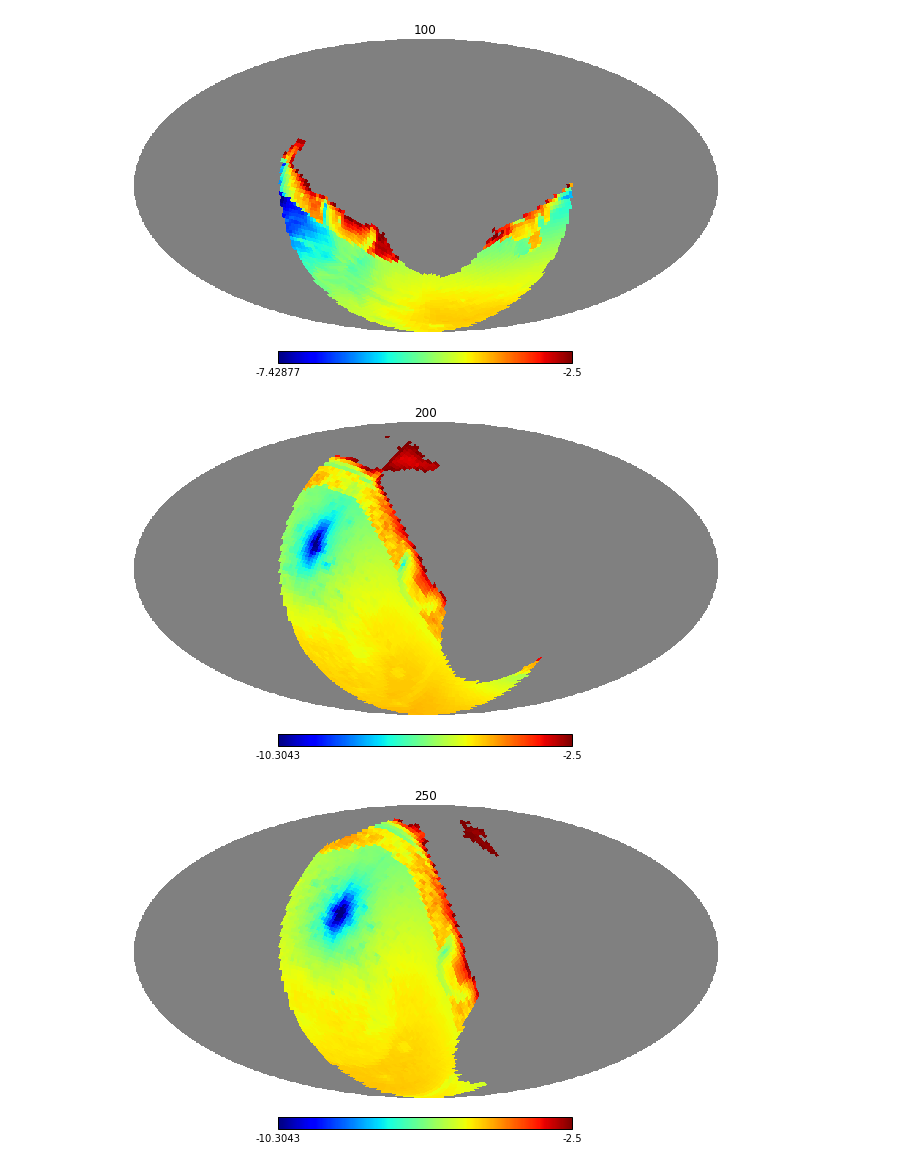
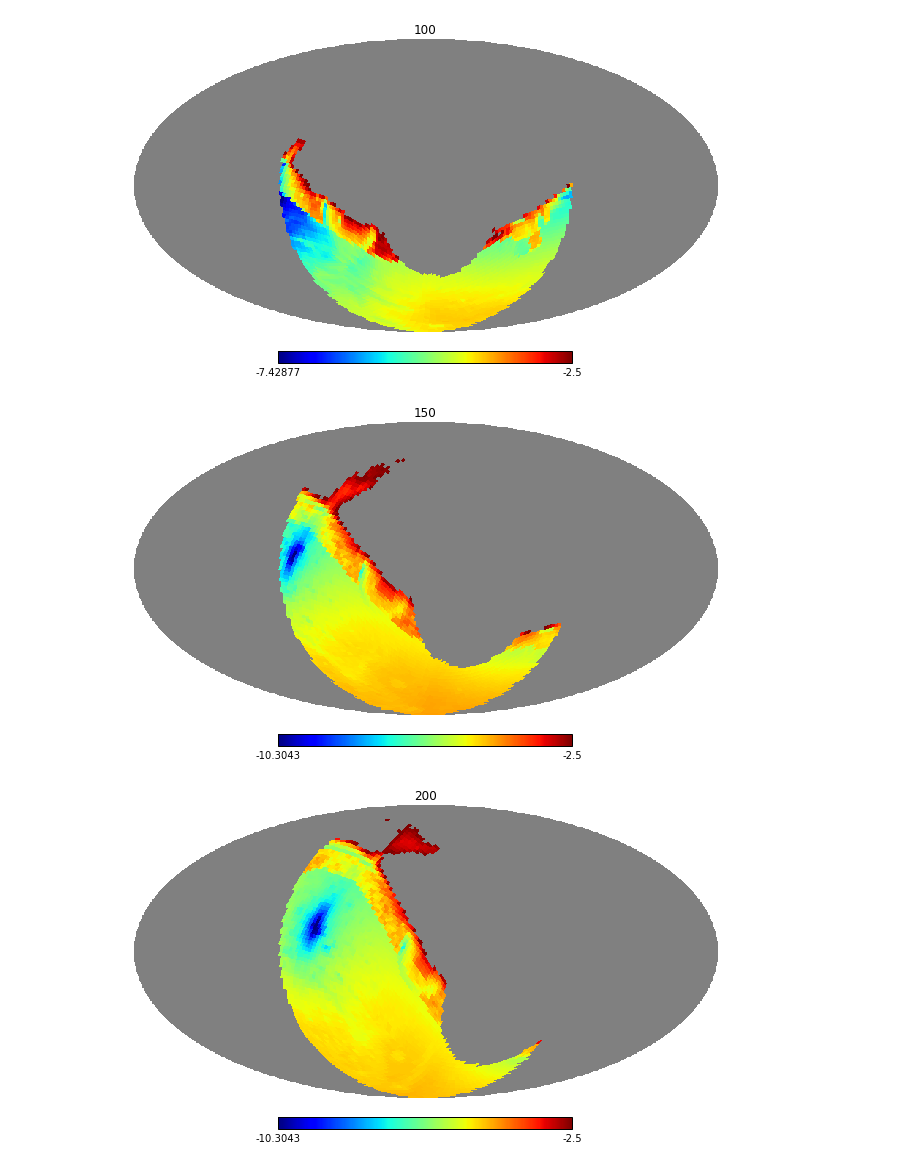
Before and after one commit to yoachim/ScratchStuff, a Jupyter notebook: allSkyCoords/readCheck.ipynb, the cells around one changed output. Saved outputs shown, nothing was run; the diff lists cells and outputs as text; code cells hidden in the pictures.

Commit message:
check image reconstruction

```diff
--- a/allSkyCoords/readCheck.ipynb
+++ b/allSkyCoords/readCheck.ipynb
@@ -12,15 +12,15 @@ site = Site('LSST')
 # %%
 umjd = np.unique(data['mjd'])
 nside = 32
 
-for i in [100,200, 250,300, 301,302, 350, 400, 440]:
+for i in [100,150,200, 250,300, 301,302, 350, 400, 440]:
     skymap = np.zeros(hp.nside2npix(nside))+hp.UNSEEN
     good = np.where(data['mjd'] == umjd[i])
     lmst,last = calcLmstLast(umjd[i], site.longitude_rad)
     lmst = lmst*180/12.
     skymap[data['hpid'][good]] = data['mag'][good]
     hp.mollview(skymap, rot=(lmst,site.latitude,0), title=str(i))
 # %% [output]
 [figure]
-[figure, old version]
+[figure, new version]
-[figure, old version]
+[figure, new version]
```
Also changed, not shown: parts of 2 cells of this notebook, 1 other file.
